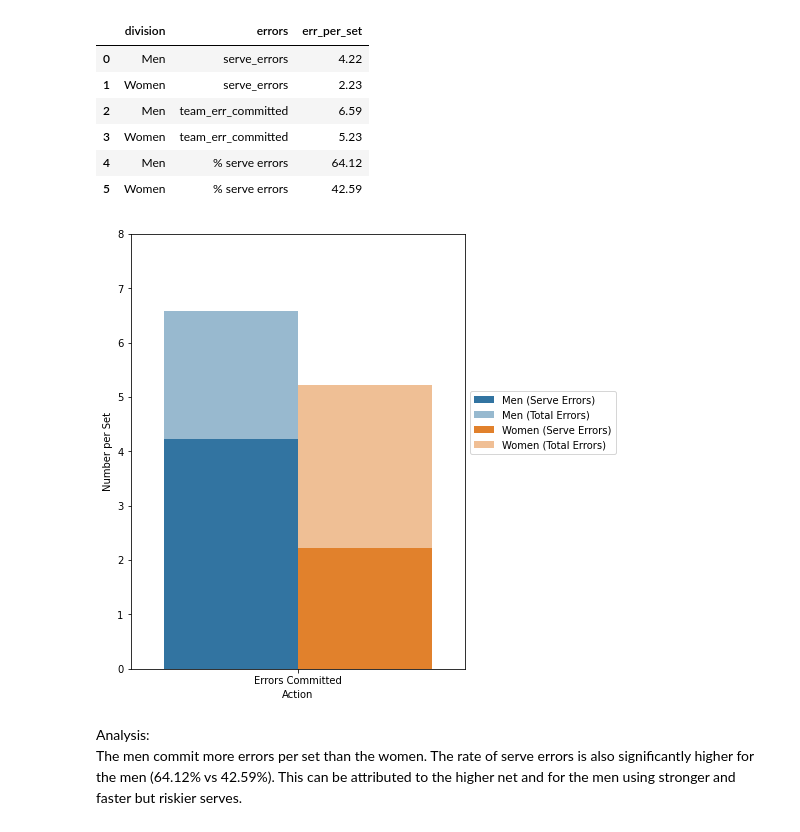
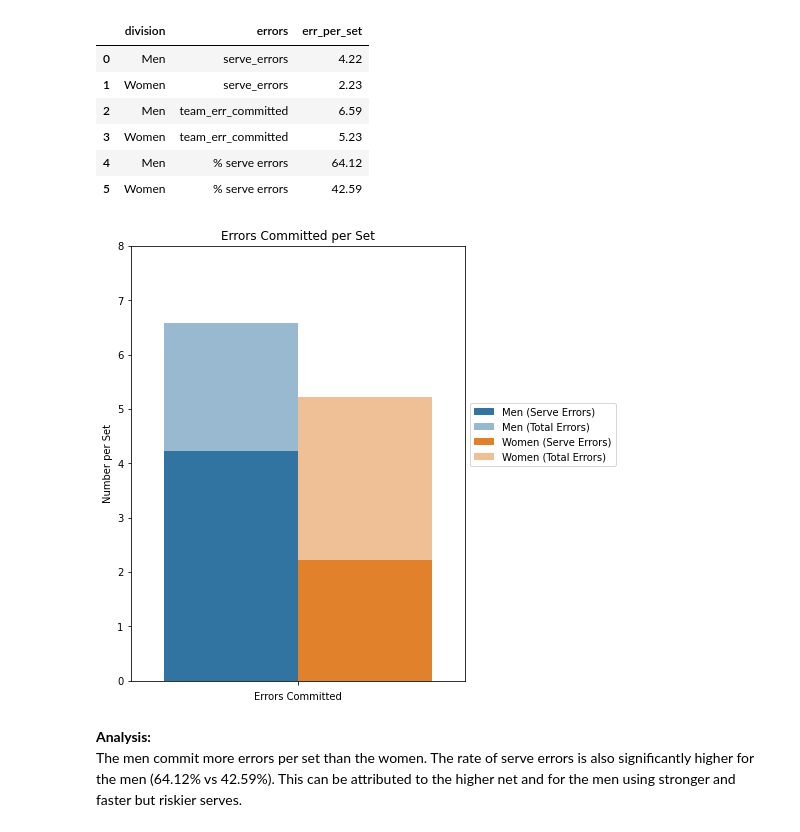
Before and after one commit to emdomingo/vnl2022-stats-exploration, a Jupyter notebook: notebooks/02-men-vs-women-comparision.ipynb, the cells around one changed output. Cells and saved outputs as stored; diff of their text form; code cells hidden in the pictures.

Commit message:
Update format of '02-men-vs-women-comparision.ipynb' for reporting

```diff
--- a/notebooks/02-men-vs-women-comparision.ipynb
+++ b/notebooks/02-men-vs-women-comparision.ipynb
@@ -248,8 +231,13 @@ Index(['name', 'nationality', 'position', 'division', 'opponent', 'match_date',
        'set_faults', 'set_stills', 'set_total'],
       dtype='object')
 # %%
+# Let's get the total service errors per match by using groupby.
 error_df = player_df.groupby(['nationality', 'division', 'opponent', 'phase'], as_index=False)['serve_errors'].sum()
-error_df = error_df.merge(team_df[['team', 'division', 'opponent', 'phase', 'team_err_committed', 'sets_played']], left_on=['nationality', 'division', 'opponent', 'phase'], right_on=['team', 'division', 'opponent', 'phase']).drop('team', axis=1)
+
+# We use a merge to get the 'team_err_committed' and 'sets_played' from team_df
+error_df = error_df.merge(team_df[['team', 'division', 'opponent', 'phase', 'team_err_committed', 'sets_played']],
+                          left_on=['nationality', 'division', 'opponent', 'phase'],
+                          right_on=['team', 'division', 'opponent', 'phase']).drop('team', axis=1)
 error_df
 # %% [output]
 |  | nationality | division | opponent | phase | serve_errors | team_err_committed | sets_played |
@@ -289,25 +279,28 @@ error_df
 # %%
 plt.figure(figsize=(6, 8))
 
 ax = sns.barplot(data=error_df[error_df['errors']=='serve_errors'], x='errors', y='err_per_set', hue='division')
 ax = sns.barplot(data=error_df[error_df['errors']=='team_err_committed'], x='errors', y='err_per_set', hue='division', alpha=0.5)
 
-ax.set_xticklabels(['Errors Committed'])
+ax.set_xticklabels([''])
 
-plt.xlabel('Action')
+plt.title('Errors Committed per Set')
+plt.xlabel('Errors Committed')
 plt.ylabel('Number per Set')
 plt.ylim(0,8)
 
 handles, _ = plt.gca().get_legend_handles_labels()
 labels = ['Men (Serve Errors)', 'Men (Total Errors)', 'Women (Serve Errors)', 'Women (Total Errors)']
 
 order = [0, 2, 1, 3]
 
 ax.legend([handles[idx] for idx in order], labels, bbox_to_anchor=(1, 0.65))
 
+plt.savefig('../graphs/errors_per_set.jpg', bbox_inches='tight')
 plt.show()
 # %% [output]
-[figure, old version]
+[figure, new version]
 # %% [markdown]
-Analysis: <br>
-The men commit more errors per set than the women. The rate of serve errors is also significantly higher for the men (64.12% vs 42.59%). This can be attributed to the higher net and for the men using stronger and faster but riskier serves.
+**Analysis:**<br>
+The men commit more errors per set than the women. The rate of serve errors is also significantly higher for the men (64.12% vs 42.59%).
+This can be attributed to the higher net and for the men using stronger and faster but riskier serves.
```
Also changed, not shown: parts of 18 cells of this notebook.
